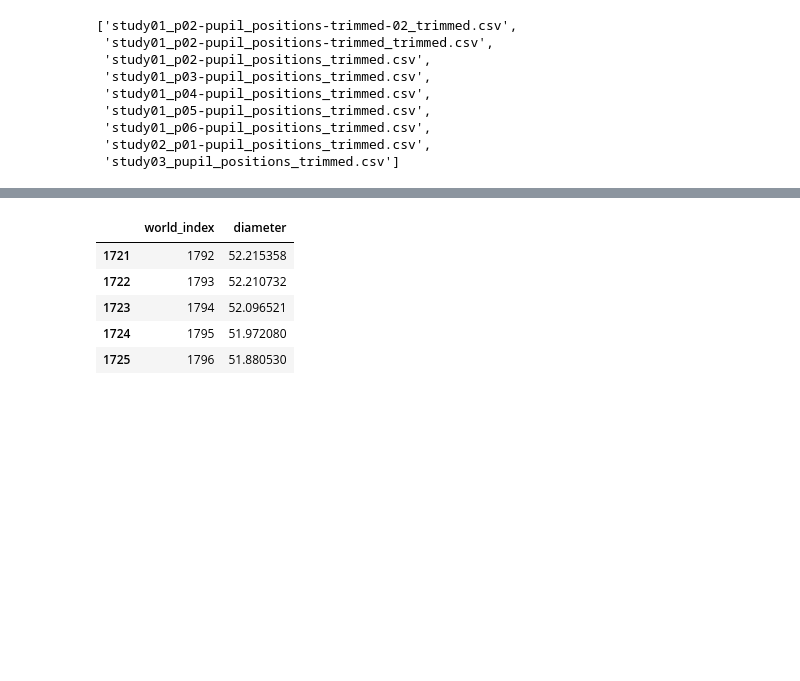
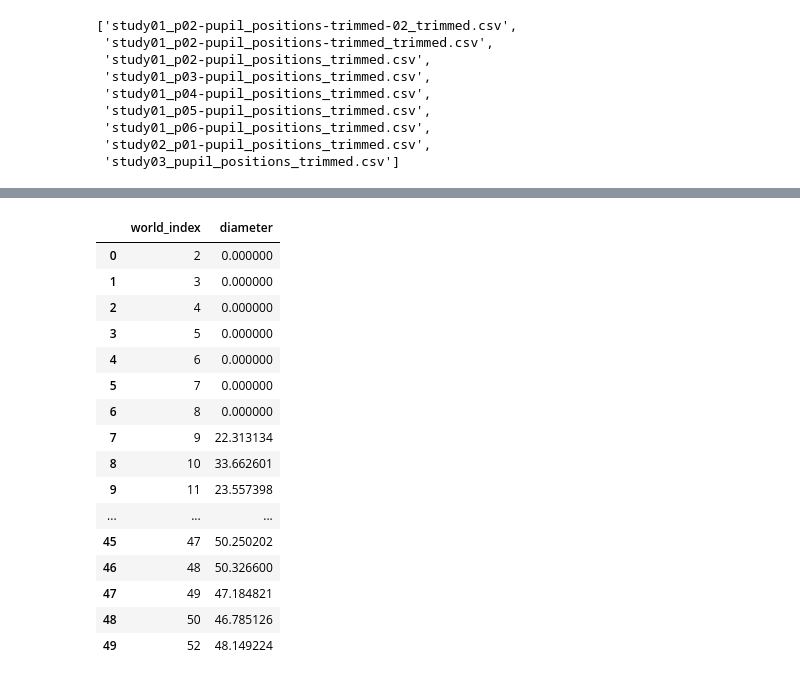
Before and after one commit to Jihaiku/Pupillometric-measures-of-cognitive-load, a Jupyter notebook: Maintained Code/PyPil.ipynb, the cells around one changed output, grey strips where cells are left out. Saved outputs shown, nothing was run; the diff lists cells and outputs as text; code cells hidden in the pictures; blank space fills up the shorter version.

```diff
--- a/Maintained Code/PyPil.ipynb
+++ b/Maintained Code/PyPil.ipynb
@@ -694,11 +702,22 @@ LHIPA Calculation: 0.08231884057971015
 # %%
-df = pd.read_csv('study03_pupil_positions_trimmed.csv')
+df = pd.read_csv('study01_p02-pupil_positions-trimmed-02_trimmed.csv')
 # %%
-df.head()
+df.head(50)
 # %% [output]
 |  | world_index | diameter |
-| 1721 | 1792 | 52.215358 |
-| 1722 | 1793 | 52.210732 |
-| 1723 | 1794 | 52.096521 |
-| 1724 | 1795 | 51.972080 |
-| 1725 | 1796 | 51.880530 |
+| 0 | 2 | 0.000000 |
+| 1 | 3 | 0.000000 |
+| 2 | 4 | 0.000000 |
+| 3 | 5 | 0.000000 |
+| 4 | 6 | 0.000000 |
+| 5 | 7 | 0.000000 |
+| 6 | 8 | 0.000000 |
+| 7 | 9 | 22.313134 |
+| 8 | 10 | 33.662601 |
+| 9 | 11 | 23.557398 |
+| ... | ... | ... |
+| 45 | 47 | 50.250202 |
+| 46 | 48 | 50.326600 |
+| 47 | 49 | 47.184821 |
+| 48 | 50 | 46.785126 |
+| 49 | 52 | 48.149224 |
```
Also changed, not shown: parts of 16 cells of this notebook, 1 other file.
